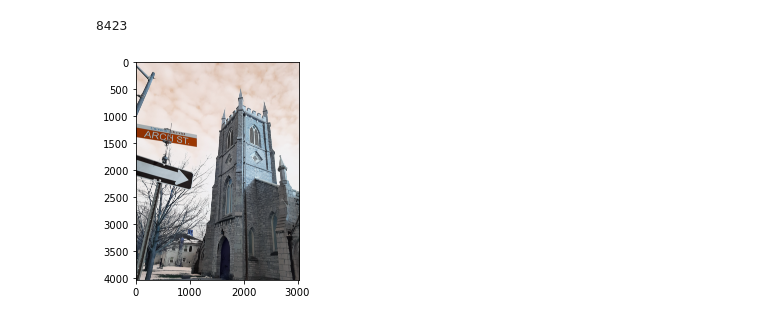
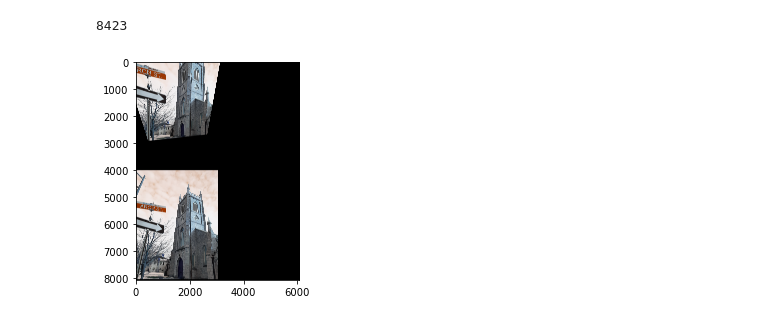
Before and after one commit to martinmaly21/AutoStitch-Maly, a Jupyter notebook: D1/Code/autostich.ipynb, the cells around one changed output. Drawn from its saved outputs; the diff is of its cells as text; code cells hidden in the pictures.

```diff
--- a/D1/Code/autostich.ipynb
+++ b/D1/Code/autostich.ipynb
@@ -18,6 +18,8 @@ class SIFTImage:
         keypoints, descriptors = mySIFTInstance.detectAndCompute(image, None)
         self.keypoints = keypoints
         self.descriptors = descriptors
+
+        # self.keyPointImage = cv2.drawKeypoints(cv2.cvtColor(image, cv2.COLOR_BGR2GRAY), keypoints, None)
 
         self.id = uuid.uuid1()
 
@@ -38,7 +40,7 @@ class MatchedImagePair:
         #I then perform Lowe's ratio test on all matches to only get the quality matches
         for m,n in matches:
             if m.distance < 0.8*n.distance:
-                goodMatches.append([m])
+                goodMatches.append(m)
 
         self.goodMatches = goodMatches
 
@@ -134,41 +136,43 @@ goodMatchPairs = list(filter(filterPoorMatches, matchedPairs))
 
 
 
+for goodMatchPair in goodMatchPairs:
+    image1Keypoints = goodMatchPair.siftImage1.keypoints
+    image2Keypoints = goodMatchPair.siftImage2.keypoints
 
+    ref_pts = num.float32([image1Keypoints[m.queryIdx].pt for m in goodMatchPair.goodMatches]).reshape(-1, 1, 2)
+    tgt_pts = num.float32([image2Keypoints[m.trainIdx].pt for m in goodMatchPair.goodMatches]).reshape(-1, 1, 2)
 
-for goodMatchPair in goodMatchPairs:
+    [tr_mat, _] = cv2.findHomography(ref_pts, tgt_pts)
+
     image1 = goodMatchPair.siftImage1.image
-    image2 = goodMatchPair.siftImage2.image
 
-    ref_pts = num.float32([image1[m.queryIdx].pt for m in goodMatchPair.matches]).reshape(-1, 1, 2)
-    tgt_pts = num.float32([image2[m.trainIdx].pt for m in goodMatchPair.matches]).reshape(-1, 1, 2)
+    img_ref_tr = cv2.warpPerspective(image1, tr_mat, (image1.shape[1], image1.shape[0]))
 
-    [tr_mat, _] = cv2.estimateAffinePartial2D(ref_pts, tgt_pts)
-
-    img_ref_tr = cv2.warpAffine(img_ref_bgr, tr_mat, (img_ref_bgr.shape[1], img_ref_bgr.shape[0]))
+    plt.imshow(img_ref_tr)
 
 
 
 # 3. Merge Images
 
 # The third step is to apply these transformations to compose a single merged composite image from all images.
 
 # Apply the transformations calculated in Step 2, and create and store a single merged image from the N images in the set.
 # Apply both geometric and radiometric transformations, so that the resulting merged image appears relatively seamless.
 
 
 # blank_image = num.zeros((height,width,3), np.uint8)
 
 # for index, matchPair in enumerate(goodMatchPairs):
 #     if index == 0:
 #         firstImage =
 #         #plot image
 #         height = img.shape[0]
 #         width = img.shape[1]
 #         channels = img.shape[2]
 
 #         plt.imshow(matchPair.siftImage1.image)
 #     else:
 #         continue?
 # %% [output]
-[figure, old version]
+[figure, new version]
```
Also changed, not shown: parts of 1 cell of this notebook.
